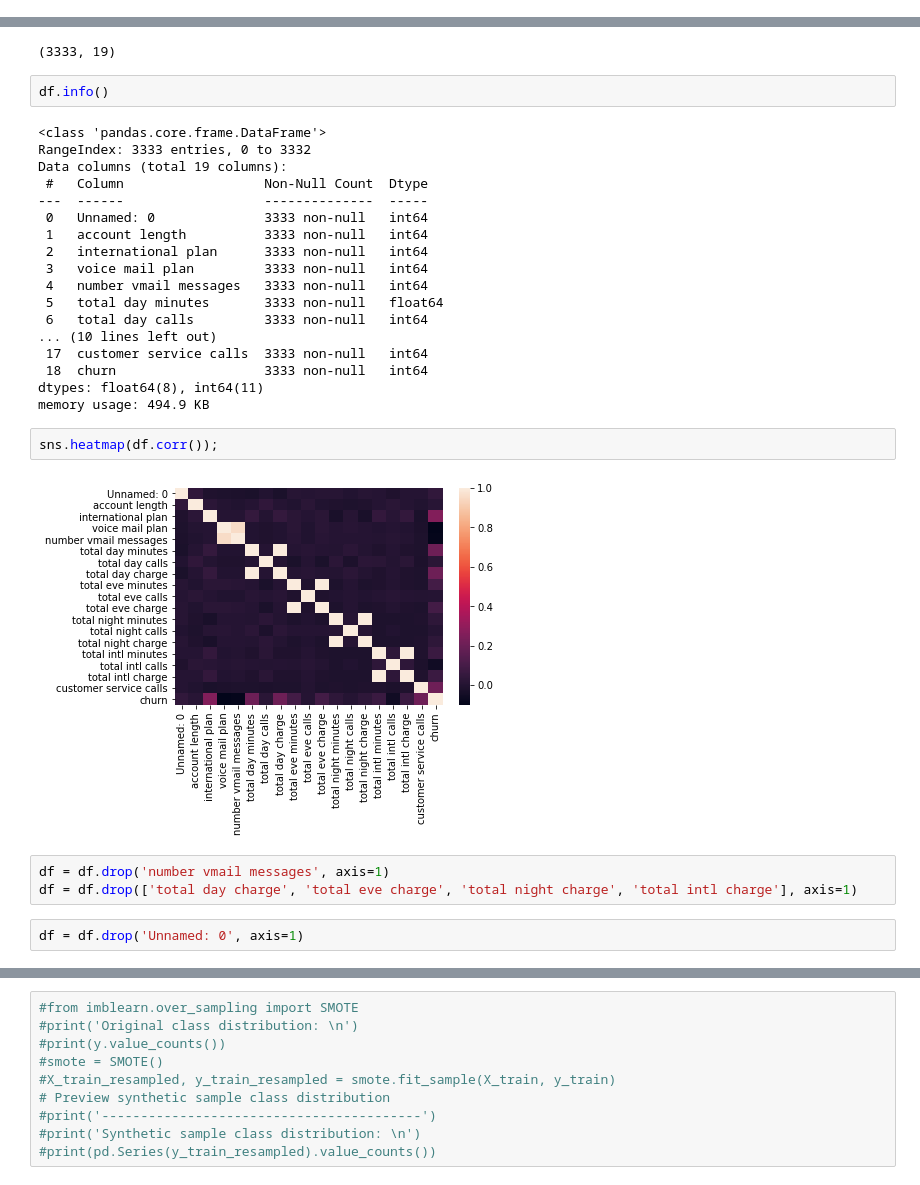
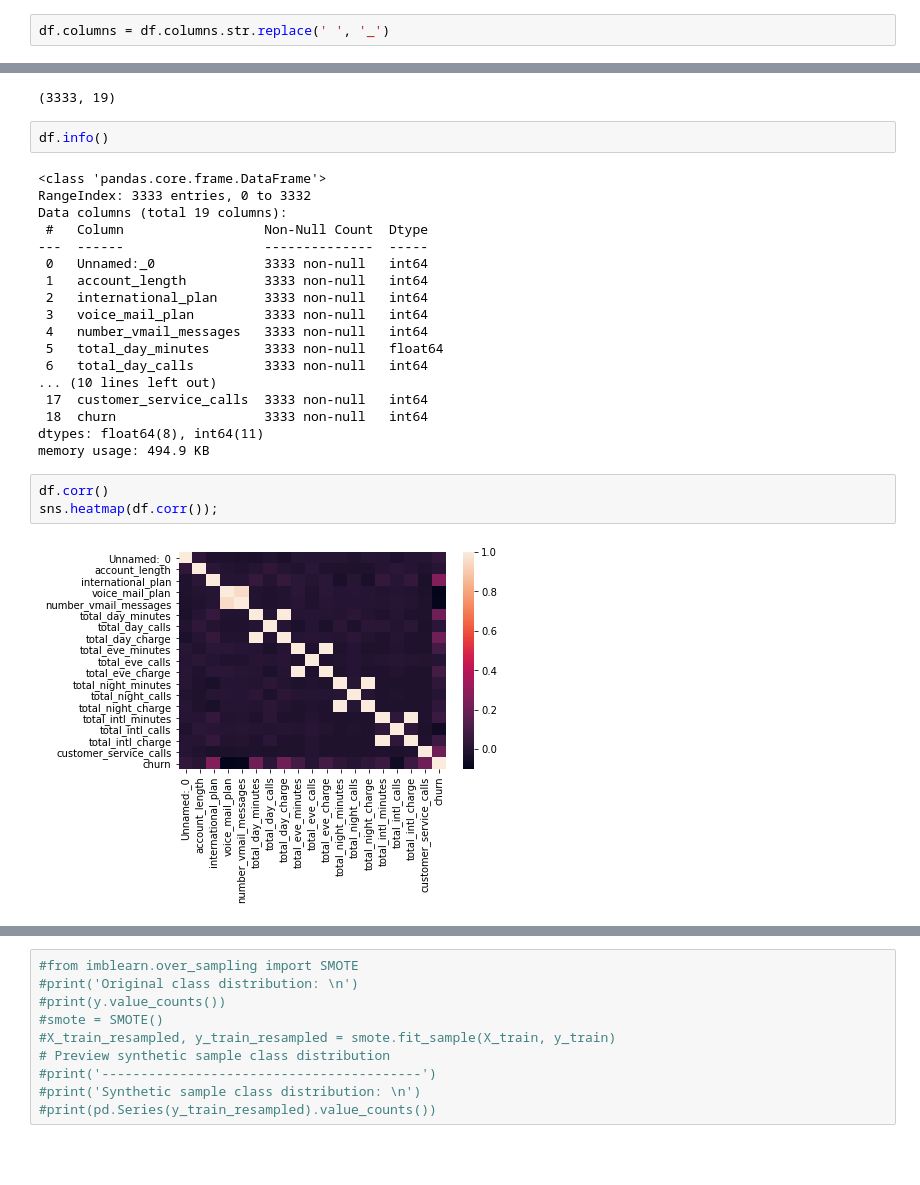
Before and after one commit to Sombrero7/project3, a Jupyter notebook: Data_exploration_and_Model_testing.ipynb, the cells around one changed output, grey strips where cells are left out. Saved outputs shown, nothing was run; the diff lists cells and outputs as text; blank space fills up the shorter version.

```diff
--- a/Data_exploration_and_Model_testing.ipynb
+++ b/Data_exploration_and_Model_testing.ipynb
@@ -44,3 +43,5 @@ Name: account length, dtype: float64
+# %%
+df.columns = df.columns.str.replace(' ', '_')
 # %%
 df.shape
 # %% [output]
@@ -53,24 +54,20 @@ RangeIndex: 3333 entries, 0 to 3332
 Data columns (total 19 columns):
  #   Column                  Non-Null Count  Dtype
 ---  ------                  --------------  -----
- 0   Unnamed: 0              3333 non-null   int64
- 1   account length          3333 non-null   int64
- 2   international plan      3333 non-null   int64
- 3   voice mail plan         3333 non-null   int64
- 4   number vmail messages   3333 non-null   int64
- 5   total day minutes       3333 non-null   float64
- 6   total day calls         3333 non-null   int64
+ 0   Unnamed:_0              3333 non-null   int64
+ 1   account_length          3333 non-null   int64
+ 2   international_plan      3333 non-null   int64
+ 3   voice_mail_plan         3333 non-null   int64
+ 4   number_vmail_messages   3333 non-null   int64
+ 5   total_day_minutes       3333 non-null   float64
+ 6   total_day_calls         3333 non-null   int64
 ... (10 lines left out)
- 17  customer service calls  3333 non-null   int64
+ 17  customer_service_calls  3333 non-null   int64
  18  churn                   3333 non-null   int64
 dtypes: float64(8), int64(11)
 memory usage: 494.9 KB
 # %%
+df.corr()
 sns.heatmap(df.corr());
 # %% [output]
-[figure, old version]
+[figure, new version]
-# %%
-df = df.drop('number vmail messages', axis=1)
-df = df.drop(['total day charge', 'total eve charge', 'total night charge', 'total intl charge'], axis=1)
-# %%
-df = df.drop('Unnamed: 0', axis=1)
```
Also changed, not shown: parts of 31 cells of this notebook.
